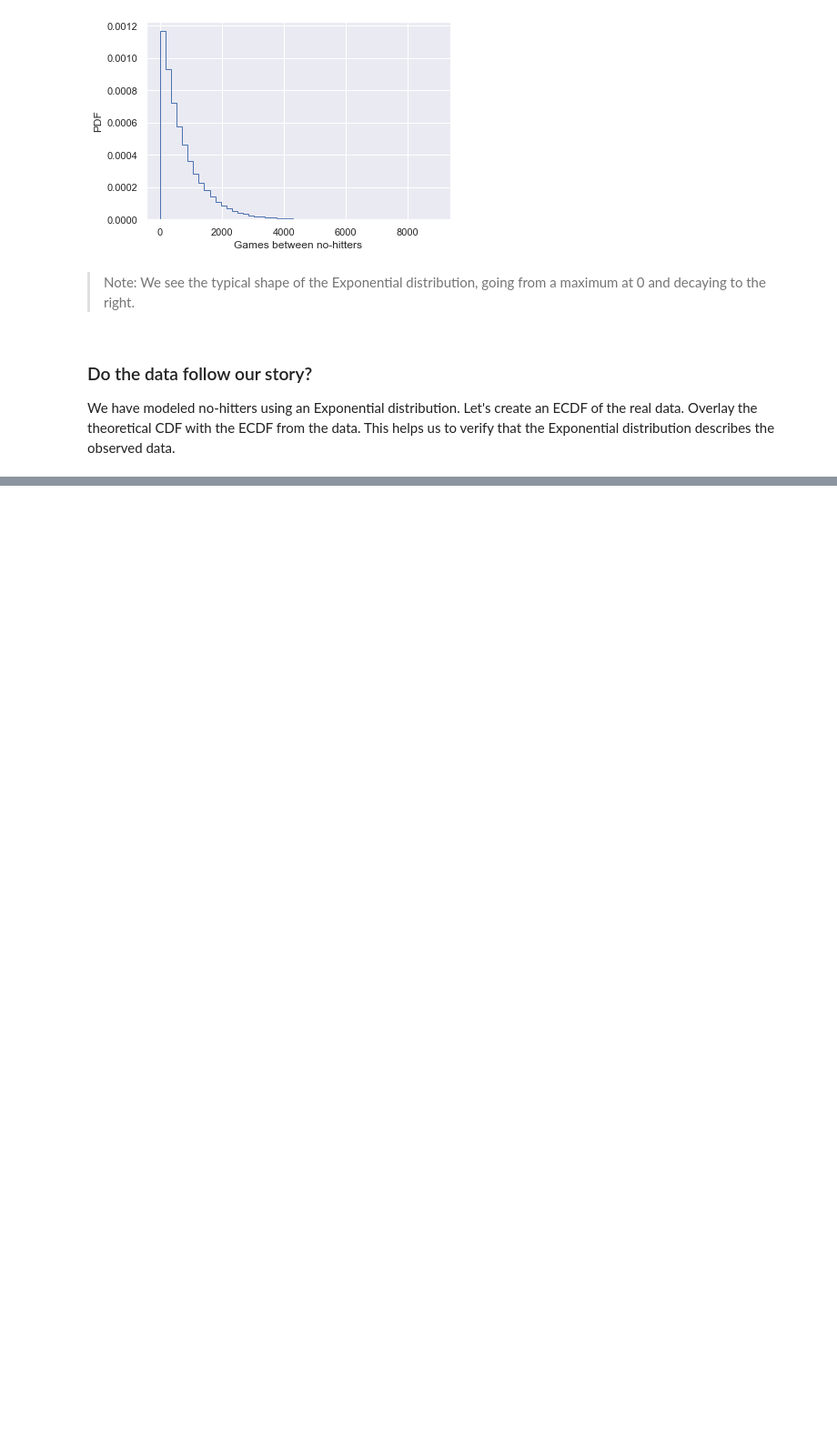
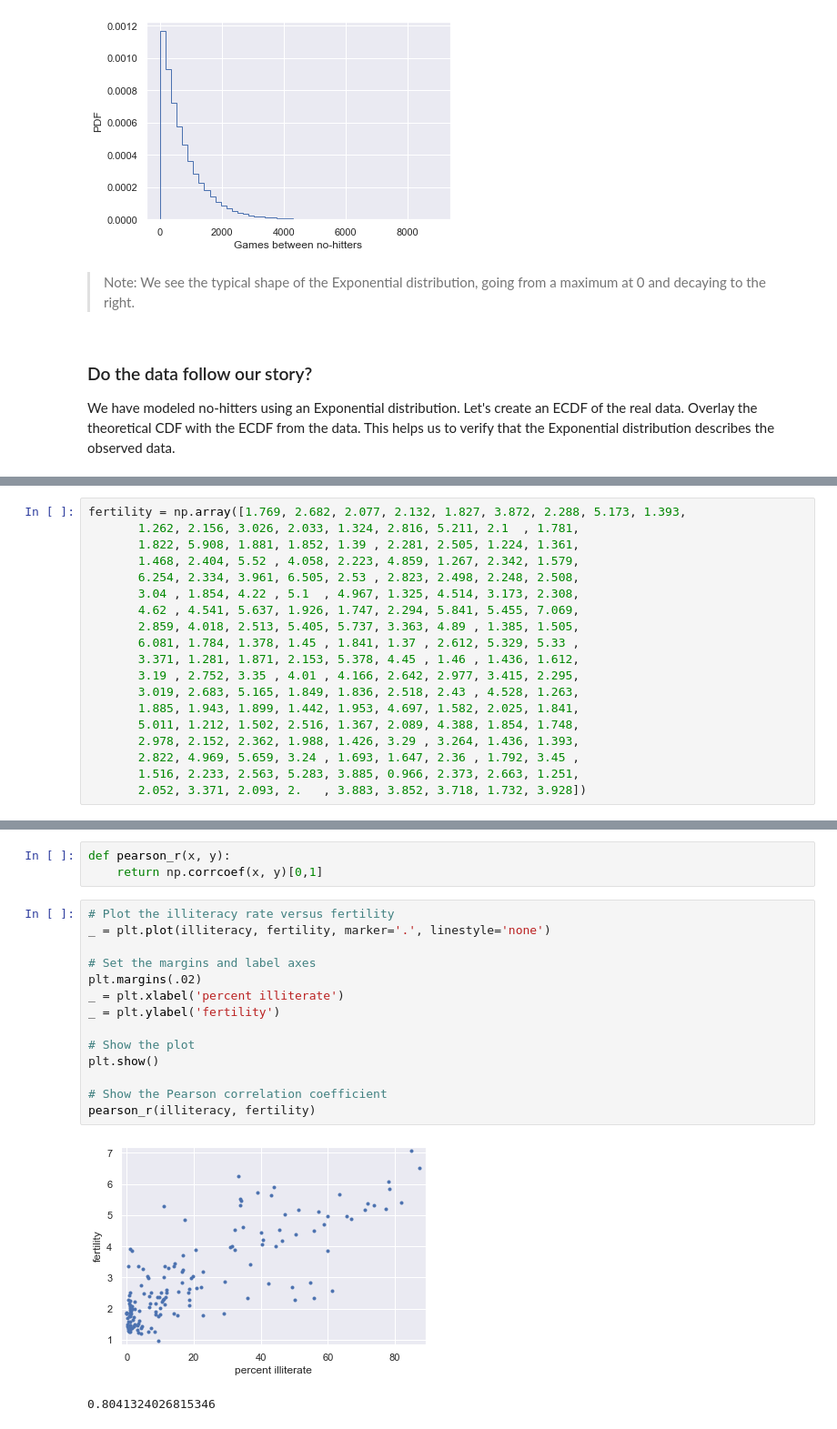
Before and after one commit to VictorOmondi1997/Statistical-Thinking-in-Python-Part-2-, a Jupyter notebook: Statistical Thinking in Python (Part 2).ipynb, the cells around one changed output, grey strips where cells are left out. Shown at 91% size. Saved outputs shown, nothing was run; the diff lists cells and outputs as text; blank space fills up the shorter version.

```diff
--- a/Statistical Thinking in Python (Part 2).ipynb
+++ b/Statistical Thinking in Python (Part 2).ipynb
@@ -107,0 +175,19 @@ plt.show()
+# %%
+fertility = np.array([1.769, 2.682, 2.077, 2.132, 1.827, 3.872, 2.288, 5.173, 1.393,
+       1.262, 2.156, 3.026, 2.033, 1.324, 2.816, 5.211, 2.1  , 1.781,
+       1.822, 5.908, 1.881, 1.852, 1.39 , 2.281, 2.505, 1.224, 1.361,
+       1.468, 2.404, 5.52 , 4.058, 2.223, 4.859, 1.267, 2.342, 1.579,
+       6.254, 2.334, 3.961, 6.505, 2.53 , 2.823, 2.498, 2.248, 2.508,
+       3.04 , 1.854, 4.22 , 5.1  , 4.967, 1.325, 4.514, 3.173, 2.308,
+       4.62 , 4.541, 5.637, 1.926, 1.747, 2.294, 5.841, 5.455, 7.069,
+       2.859, 4.018, 2.513, 5.405, 5.737, 3.363, 4.89 , 1.385, 1.505,
+       6.081, 1.784, 1.378, 1.45 , 1.841, 1.37 , 2.612, 5.329, 5.33 ,
+       3.371, 1.281, 1.871, 2.153, 5.378, 4.45 , 1.46 , 1.436, 1.612,
+       3.19 , 2.752, 3.35 , 4.01 , 4.166, 2.642, 2.977, 3.415, 2.295,
+       3.019, 2.683, 5.165, 1.849, 1.836, 2.518, 2.43 , 4.528, 1.263,
+       1.885, 1.943, 1.899, 1.442, 1.953, 4.697, 1.582, 2.025, 1.841,
+       5.011, 1.212, 1.502, 2.516, 1.367, 2.089, 4.388, 1.854, 1.748,
+       2.978, 2.152, 2.362, 1.988, 1.426, 3.29 , 3.264, 1.436, 1.393,
+       2.822, 4.969, 5.659, 3.24 , 1.693, 1.647, 2.36 , 1.792, 3.45 ,
+       1.516, 2.233, 2.563, 5.283, 3.885, 0.966, 2.373, 2.663, 1.251,
+       2.052, 3.371, 2.093, 2.   , 3.883, 3.852, 3.718, 1.732, 3.928])
@@ -107,0 +202,20 @@ plt.show()
+# %%
+def pearson_r(x, y):
+    return np.corrcoef(x, y)[0,1]
+# %%
+# Plot the illiteracy rate versus fertility
+_ = plt.plot(illiteracy, fertility, marker='.', linestyle='none')
+
+# Set the margins and label axes
+plt.margins(.02)
+_ = plt.xlabel('percent illiterate')
+_ = plt.ylabel('fertility')
+
+# Show the plot
+plt.show()
+
+# Show the Pearson correlation coefficient
+pearson_r(illiteracy, fertility)
+# %% [output]
+[figure, added]
+0.8041324026815346
```
Also changed, not shown: parts of 52 cells of this notebook.
